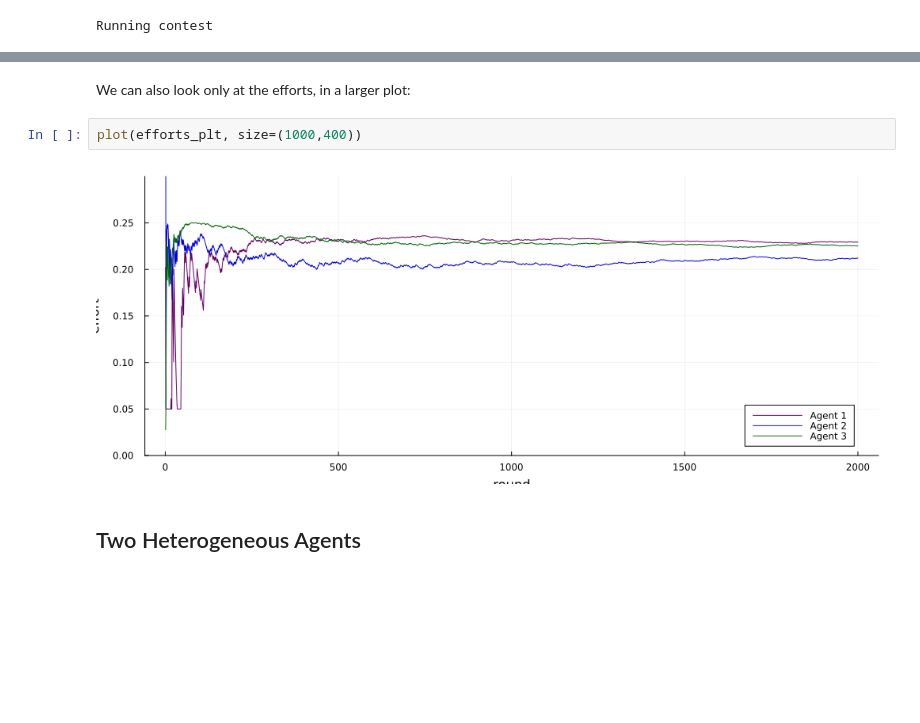
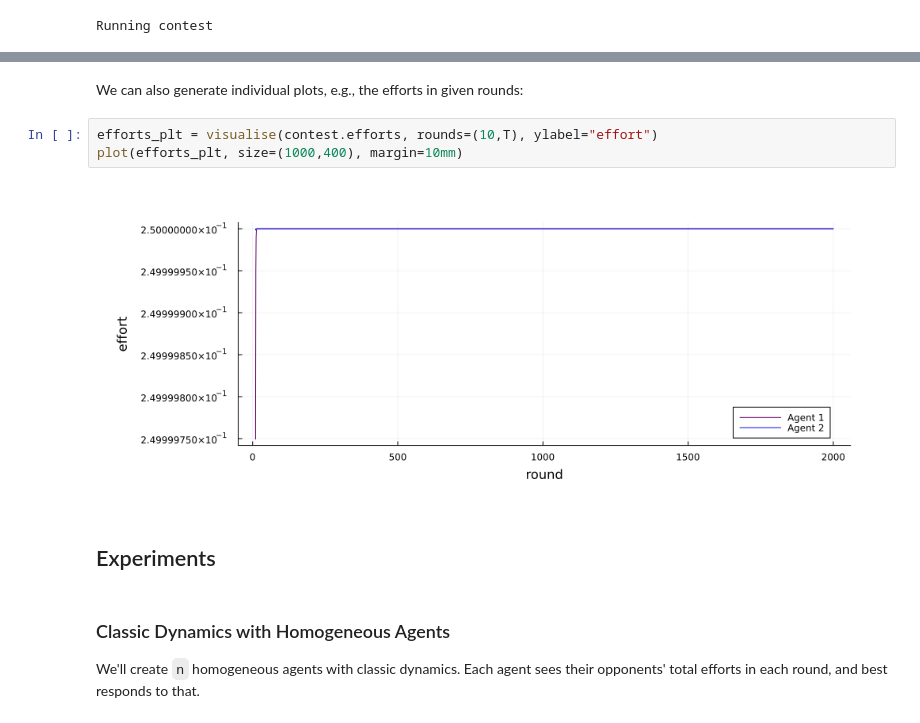
Before and after one commit to edwinlock/TullockDynamics.jl, a Jupyter notebook: Notebook.ipynb, the cells around one changed output, grey strips where cells are left out. Cells and saved outputs as stored; diff of their text form; blank space fills up the shorter version.

```diff
--- a/Notebook.ipynb
+++ b/Notebook.ipynb
@@ -76,9 +86,14 @@ plot(efforts_plt, util_plt, nash_plt, layout=(1,3), size=(1100,300))
 # %% [markdown]
-We can also look only at the efforts, in a larger plot:
+We can also generate individual plots, e.g., the efforts in given rounds:
 # %%
-plot(efforts_plt, size=(1000,400))
+efforts_plt = visualise(contest.efforts, rounds=(10,T), ylabel="effort")
+plot(efforts_plt, size=(1000,400), margin=10mm)
 # %% [output]
-[figure, old version]
+[figure, new version]
+# %% [markdown]
+## Experiments
 # %% [markdown]
-## Two Heterogeneous Agents
+### Classic Dynamics with Homogeneous Agents
+
+We'll create `n` homogeneous agents with classic dynamics. Each agent sees their opponents' total efforts in each round, and best responds to that.
 # %%
```
Also changed, not shown: parts of 19 cells of this notebook, 8 other files.
